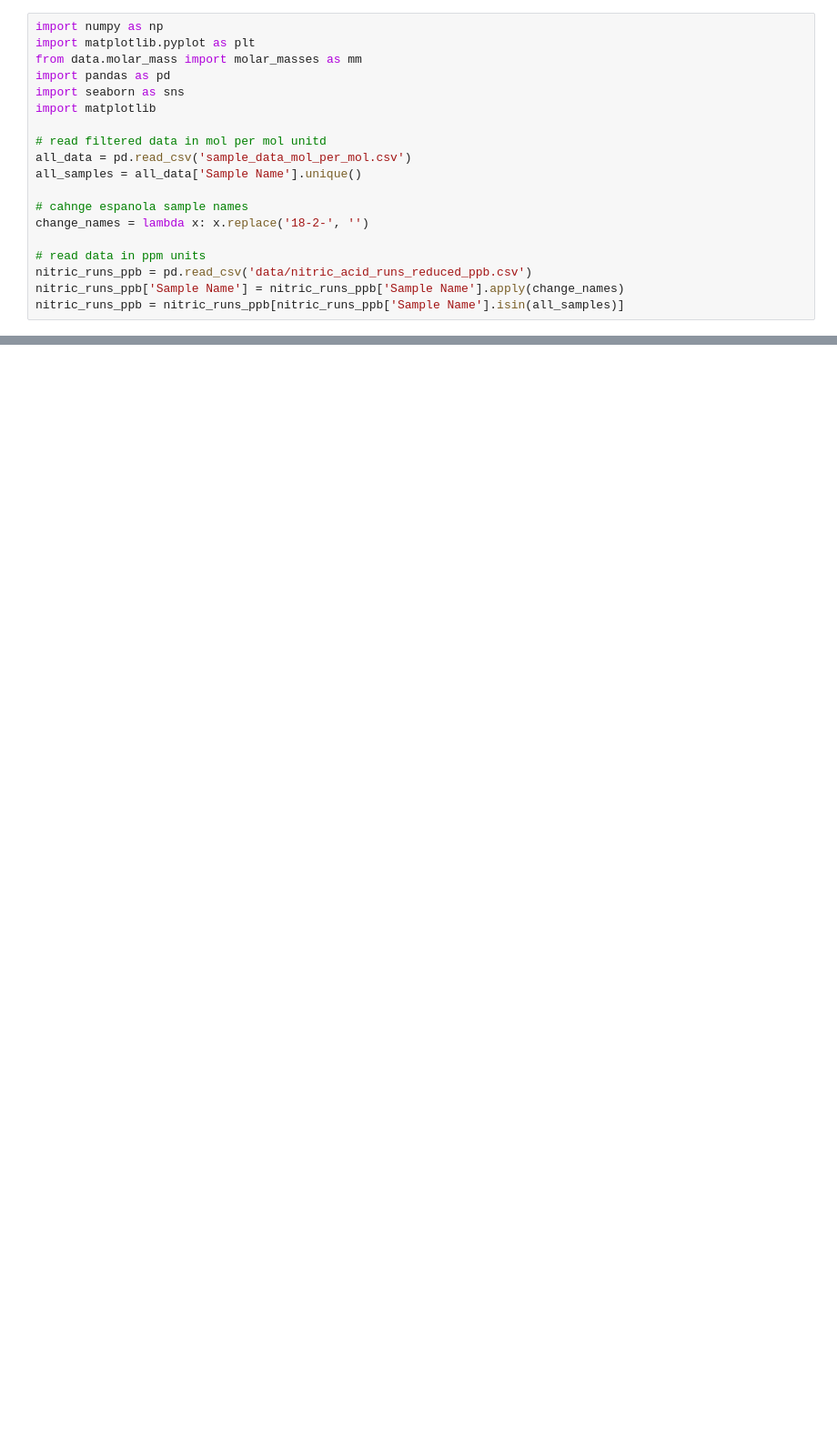
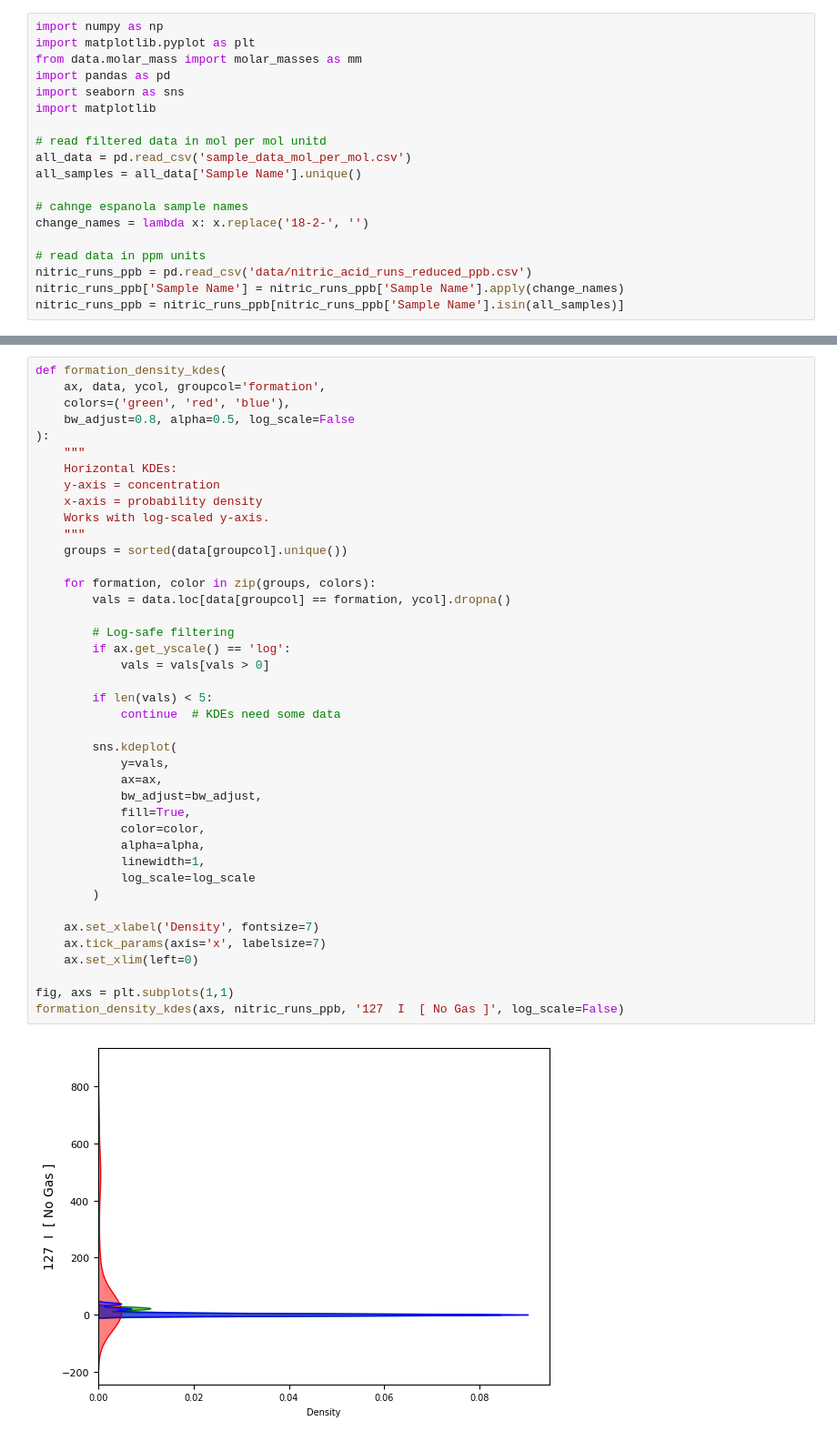
Before and after one commit to DanyIvan/Iodine_vs_cerium_anomalies_GOE, a Jupyter notebook: BannerHanson.ipynb, the cells around one changed output, grey strips where cells are left out. Shown at 91% size. Cells and saved outputs as stored; diff of their text form; blank space fills up the shorter version.

```diff
--- a/BannerHanson.ipynb
+++ b/BannerHanson.ipynb
@@ -456,0 +995,43 @@ plt.savefig('plots/BannerHanson_model.pdf',  bbox_inches='tight')
+# %%
+def formation_density_kdes(
+    ax, data, ycol, groupcol='formation',
+    colors=('green', 'red', 'blue'),
+    bw_adjust=0.8, alpha=0.5, log_scale=False
+):
+    """
+    Horizontal KDEs:
+    y-axis = concentration
+    x-axis = probability density
+    Works with log-scaled y-axis.
+    """
+    groups = sorted(data[groupcol].unique())
+
+    for formation, color in zip(groups, colors):
+        vals = data.loc[data[groupcol] == formation, ycol].dropna()
+
+        # Log-safe filtering
+        if ax.get_yscale() == 'log':
+            vals = vals[vals > 0]
+
+        if len(vals) < 5:
+            continue  # KDEs need some data
+
+        sns.kdeplot(
+            y=vals,
+            ax=ax,
+            bw_adjust=bw_adjust,
+            fill=True,
+            color=color,
+            alpha=alpha,
+            linewidth=1,
+            log_scale=log_scale
+        )
+
+    ax.set_xlabel('Density', fontsize=7)
+    ax.tick_params(axis='x', labelsize=7)
+    ax.set_xlim(left=0)
+
+fig, axs = plt.subplots(1,1)
+formation_density_kdes(axs, nitric_runs_ppb, '127  I  [ No Gas ]', log_scale=False)
+# %% [output]
+[figure, added]
```
Also changed, not shown: parts of 11 cells of this notebook, 10 other files.
